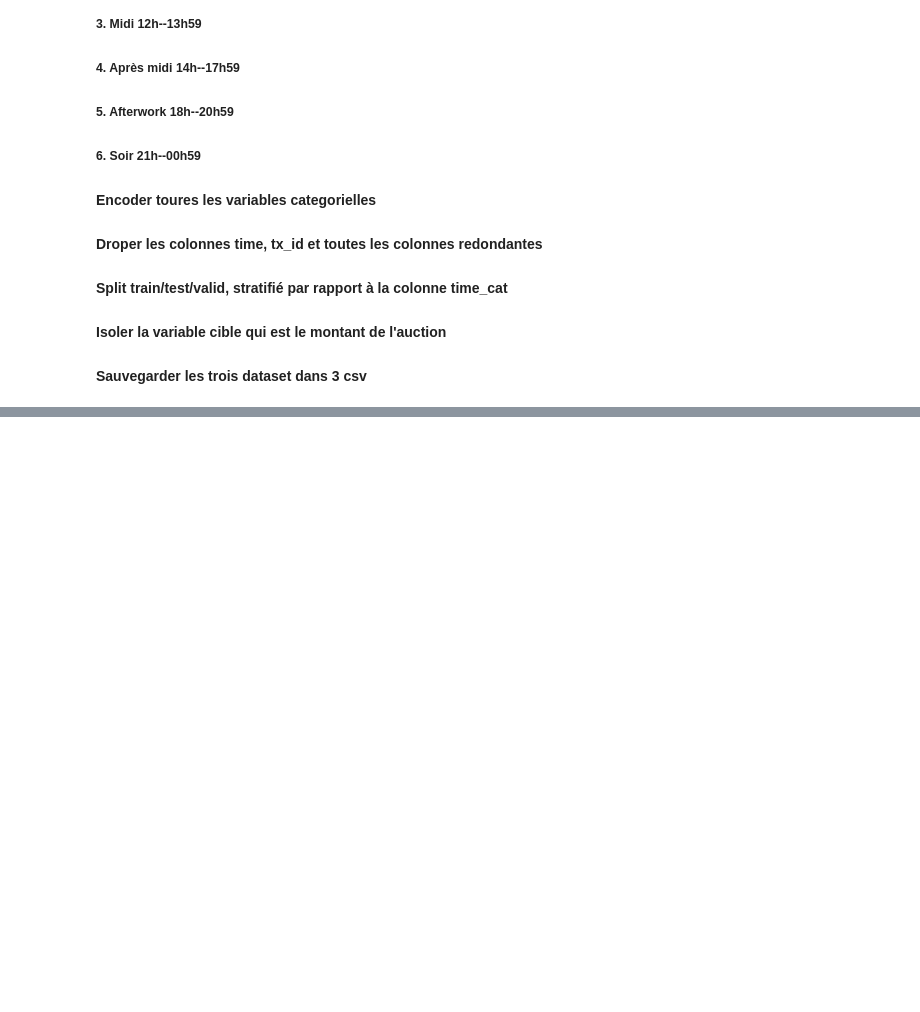
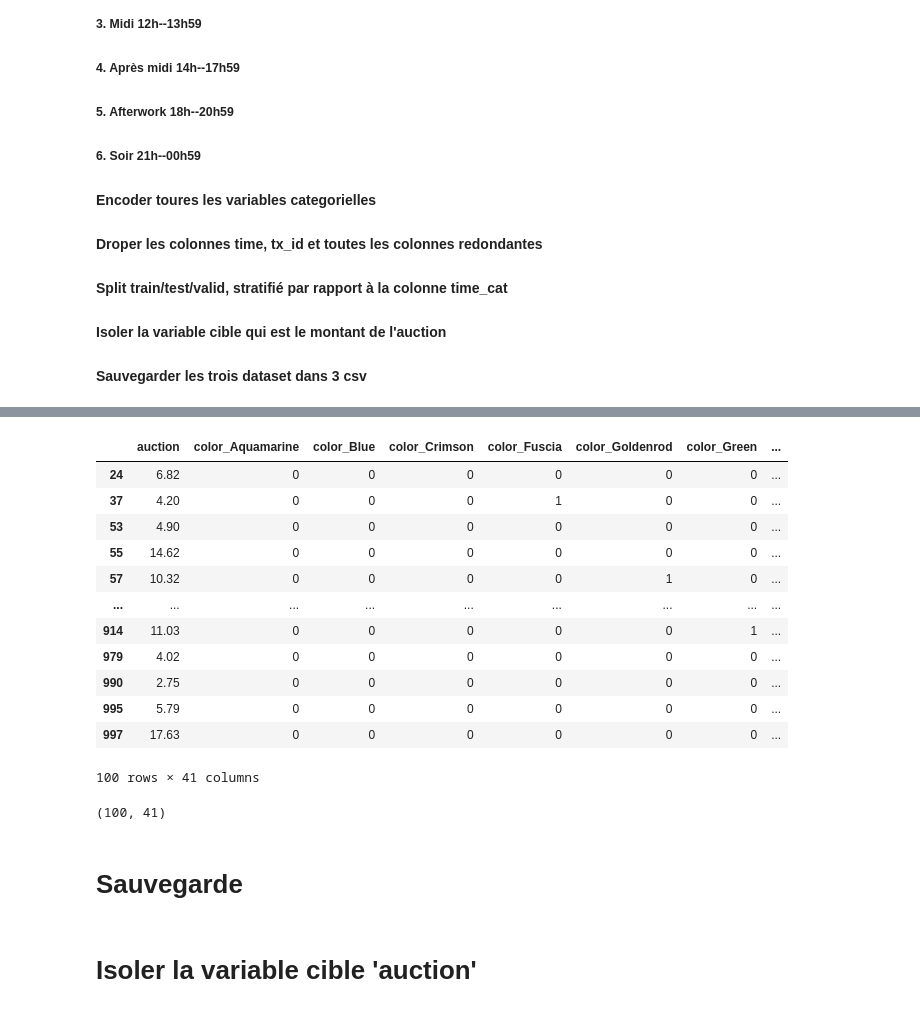
Before and after one commit to Medgoby/Article-summarization, a Jupyter notebook: My_Data_Quality.ipynb, the cells around one changed output, grey strips where cells are left out. Saved outputs shown, nothing was run; the diff lists cells and outputs as text; code cells hidden in the pictures; blank space fills up the shorter version.

```diff
--- a/My_Data_Quality.ipynb
+++ b/My_Data_Quality.ipynb
@@ -1917,0 +2731,12 @@ https://bit.ly/titanic-test-set
+# %%
+time_cats=df.columns[df.columns.str.contains('time_cat')]
+
+#TRAIN SET
+train_part=[]
+for col_name in time_cats:
+  part=df[df[col_name]==1].sample(frac=0.9,
+                                  random_state=100)
+  train_part.append(part)
+
+train_set=pd.concat(train_part,
+                    axis=0)
@@ -1917,0 +2745,50 @@ https://bit.ly/titanic-test-set
+# %%
+df[~df.index.isin(train_set.index)]
+# %% [output]
+|  | auction | color_Aquamarine | color_Blue | color_Crimson | color_Fuscia | color_Goldenrod | color_Green | ... |
+| 24 | 6.82 | 0 | 0 | 0 | 0 | 0 | 0 | ... |
+| 37 | 4.20 | 0 | 0 | 0 | 1 | 0 | 0 | ... |
+| 53 | 4.90 | 0 | 0 | 0 | 0 | 0 | 0 | ... |
+| 55 | 14.62 | 0 | 0 | 0 | 0 | 0 | 0 | ... |
+| 57 | 10.32 | 0 | 0 | 0 | 0 | 1 | 0 | ... |
+| ... | ... | ... | ... | ... | ... | ... | ... | ... |
+| 914 | 11.03 | 0 | 0 | 0 | 0 | 0 | 1 | ... |
+| 979 | 4.02 | 0 | 0 | 0 | 0 | 0 | 0 | ... |
+| 990 | 2.75 | 0 | 0 | 0 | 0 | 0 | 0 | ... |
+| 995 | 5.79 | 0 | 0 | 0 | 0 | 0 | 0 | ... |
+| 997 | 17.63 | 0 | 0 | 0 | 0 | 0 | 0 | ... |
+100 rows × 41 columns
+# %%
+#Trouver toutes les lignes qui ne sont pas dans le train_set
+not_in_train_set=~df.index.isin(train_set.index)
+
+#TEST SET
+test_set=df[not_in_train_set]
+
+#VALID SET
+valid_part=[]
+for col_name in time_cats:
+  part=train_set[train_set[col_name]==1].sample(frac=0.2,
+                                                random_state=101)
+  valid_part.append(part)
+
+valid_set=pd.concat(valid_part,
+                    axis=0)
+
+valid_set.shape
+
+#DANS LE TRAIN SET MAIS PAS DE LE VALID TEST
+
+(~train_set.index.isin(valid_set.index)).sum()
+
+not_in_valid_set=~train_set.index.isin(valid_set.index)
+
+#Recreer le test set
+
+train_set=train_set[not_in_valid_set]
+
+train_set.shape
+valid_set.shape
+test_set.shape
+# %% [output]
+(100, 41)
@@ -1917,0 +2797,2 @@ https://bit.ly/titanic-test-set
+# %% [markdown]
+# Sauvegarde
@@ -1917,0 +2806,2 @@ https://bit.ly/titanic-test-set
+# %% [markdown]
+# Isoler la variable cible 'auction'
```
Also changed, not shown: parts of 165 cells of this notebook.
